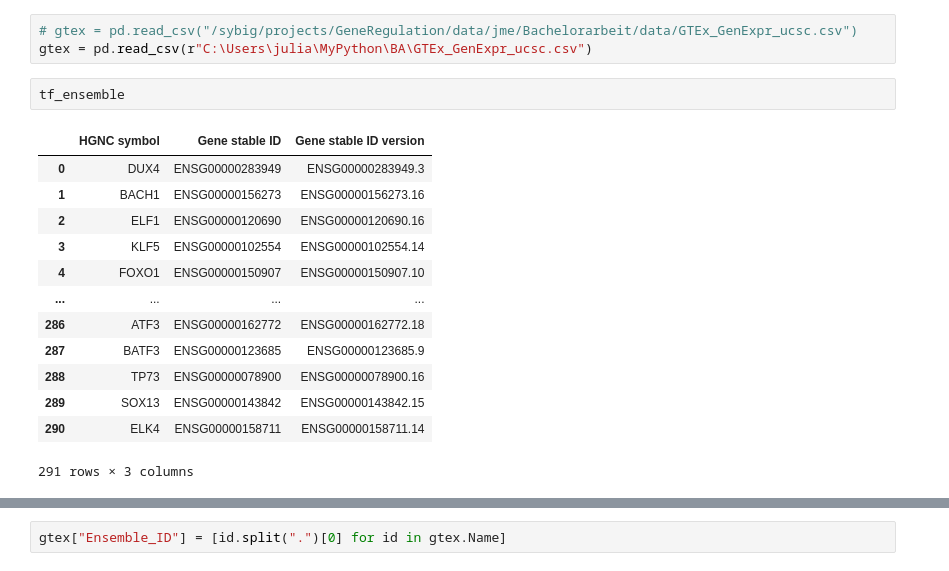
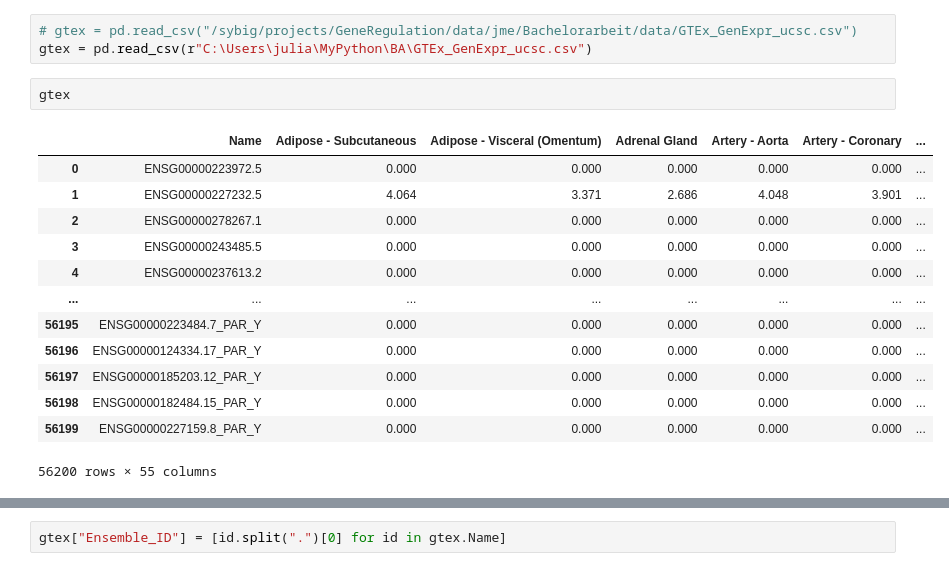
Before and after one commit to JulianMeigen/Bachelor, a Jupyter notebook: E_Single_TFBS/Ensemble_TF_Genexpr.ipynb, the cells around one changed output, grey strips where cells are left out. Cells and saved outputs as stored; diff of their text form.

```diff
--- a/E_Single_TFBS/Ensemble_TF_Genexpr.ipynb
+++ b/E_Single_TFBS/Ensemble_TF_Genexpr.ipynb
@@ -41,19 +41,19 @@ array(['SOX10', 'chrf28811', 'T', 'ARNTL'], dtype=object)
 # %%
 # gtex = pd.read_csv("/sybig/projects/GeneRegulation/data/jme/Bachelorarbeit/data/GTEx_GenExpr_ucsc.csv")
 gtex = pd.read_csv(r"C:\Users\julia\MyPython\BA\GTEx_GenExpr_ucsc.csv")
-# %%
-tf_ensemble
-# %% [output]
-|  | HGNC symbol | Gene stable ID | Gene stable ID version |
-| 0 | DUX4 | ENSG00000283949 | ENSG00000283949.3 |
-| 1 | BACH1 | ENSG00000156273 | ENSG00000156273.16 |
-| 2 | ELF1 | ENSG00000120690 | ENSG00000120690.16 |
-| 3 | KLF5 | ENSG00000102554 | ENSG00000102554.14 |
-| 4 | FOXO1 | ENSG00000150907 | ENSG00000150907.10 |
-| ... | ... | ... | ... |
-| 286 | ATF3 | ENSG00000162772 | ENSG00000162772.18 |
-| 287 | BATF3 | ENSG00000123685 | ENSG00000123685.9 |
-| 288 | TP73 | ENSG00000078900 | ENSG00000078900.16 |
-| 289 | SOX13 | ENSG00000143842 | ENSG00000143842.15 |
-| 290 | ELK4 | ENSG00000158711 | ENSG00000158711.14 |
-291 rows × 3 columns
+# %%
+gtex
+# %% [output]
+|  | Name | Adipose - Subcutaneous | Adipose - Visceral (Omentum) | Adrenal Gland | Artery - Aorta | Artery - Coronary | ... |
+| 0 | ENSG00000223972.5 | 0.000 | 0.000 | 0.000 | 0.000 | 0.000 | ... |
+| 1 | ENSG00000227232.5 | 4.064 | 3.371 | 2.686 | 4.048 | 3.901 | ... |
+| 2 | ENSG00000278267.1 | 0.000 | 0.000 | 0.000 | 0.000 | 0.000 | ... |
+| 3 | ENSG00000243485.5 | 0.000 | 0.000 | 0.000 | 0.000 | 0.000 | ... |
+| 4 | ENSG00000237613.2 | 0.000 | 0.000 | 0.000 | 0.000 | 0.000 | ... |
+| ... | ... | ... | ... | ... | ... | ... | ... |
+| 56195 | ENSG00000223484.7_PAR_Y | 0.000 | 0.000 | 0.000 | 0.000 | 0.000 | ... |
+| 56196 | ENSG00000124334.17_PAR_Y | 0.000 | 0.000 | 0.000 | 0.000 | 0.000 | ... |
+| 56197 | ENSG00000185203.12_PAR_Y | 0.000 | 0.000 | 0.000 | 0.000 | 0.000 | ... |
+| 56198 | ENSG00000182484.15_PAR_Y | 0.000 | 0.000 | 0.000 | 0.000 | 0.000 | ... |
+| 56199 | ENSG00000227159.8_PAR_Y | 0.000 | 0.000 | 0.000 | 0.000 | 0.000 | ... |
+56200 rows × 55 columns
```
Also changed, not shown: parts of 14 cells of this notebook, 18 other files.
